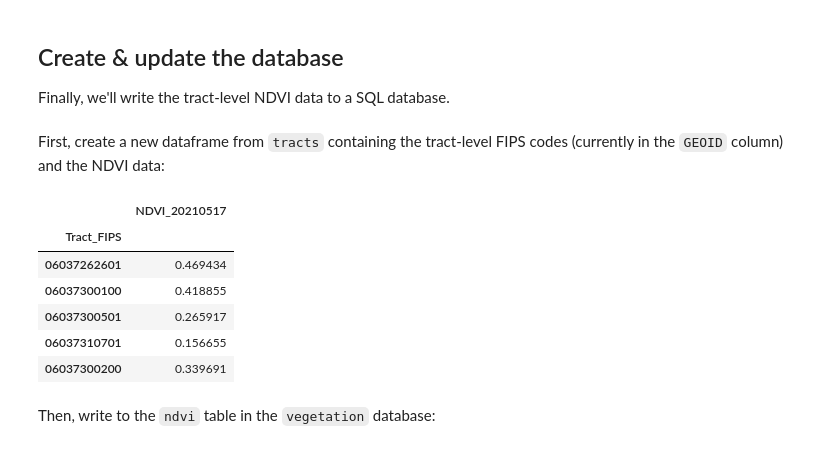
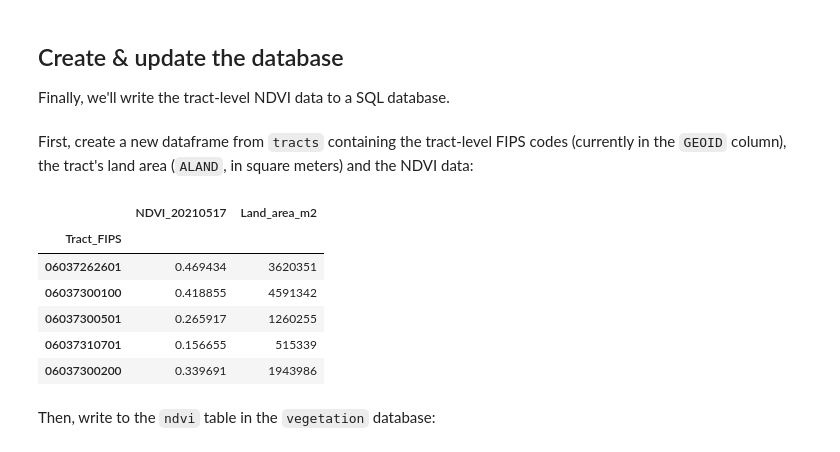
Before and after one commit to jhirner/socal-greenspace, a Jupyter notebook: 2-tract-vegetation.ipynb, the cells around one changed output. Saved outputs shown, nothing was run; the diff lists cells and outputs as text; code cells hidden in the pictures.

Commit message:
Add census tract area
Updated to include land area for each census tract in the "ndvi" table of greenspace.db.

```diff
--- a/2-tract-vegetation.ipynb
+++ b/2-tract-vegetation.ipynb
@@ -288,20 +288,21 @@ tracts.plot(column = "NDVI_20210517",
 ## Create & update the database
 Finally, we'll write the tract-level NDVI data to a SQL database.
 # %% [markdown]
-First, create a new dataframe from `tracts` containing the tract-level FIPS codes (currently in the `GEOID` column) and the NDVI data:
+First, create a new dataframe from `tracts` containing the tract-level FIPS codes (currently in the `GEOID` column), the tract's land area (`ALAND`, in square meters) and the NDVI data:
 # %%
-ndvi = tracts[["GEOID", "NDVI_20210517"]]
+ndvi = tracts[["GEOID", "NDVI_20210517", "ALAND"]]
 ndvi = ndvi.set_index("GEOID")
 ndvi.index.name = "Tract_FIPS"
+ndvi.columns = ["NDVI_20210517", "Land_area_m2"]
 ndvi.head()
 # %% [output]
-|  | NDVI_20210517 |
-| Tract_FIPS |  |
-| 06037262601 | 0.469434 |
-| 06037300100 | 0.418855 |
-| 06037300501 | 0.265917 |
-| 06037310701 | 0.156655 |
-| 06037300200 | 0.339691 |
+|  | NDVI_20210517 | Land_area_m2 |
+| Tract_FIPS |  |  |
+| 06037262601 | 0.469434 | 3620351 |
+| 06037300100 | 0.418855 | 4591342 |
+| 06037300501 | 0.265917 | 1260255 |
+| 06037310701 | 0.156655 | 515339 |
+| 06037300200 | 0.339691 | 1943986 |
 # %% [markdown]
 Then, write to the `ndvi` table in the `vegetation` database:
 # %%
```
Also changed, not shown: 1 other file.
